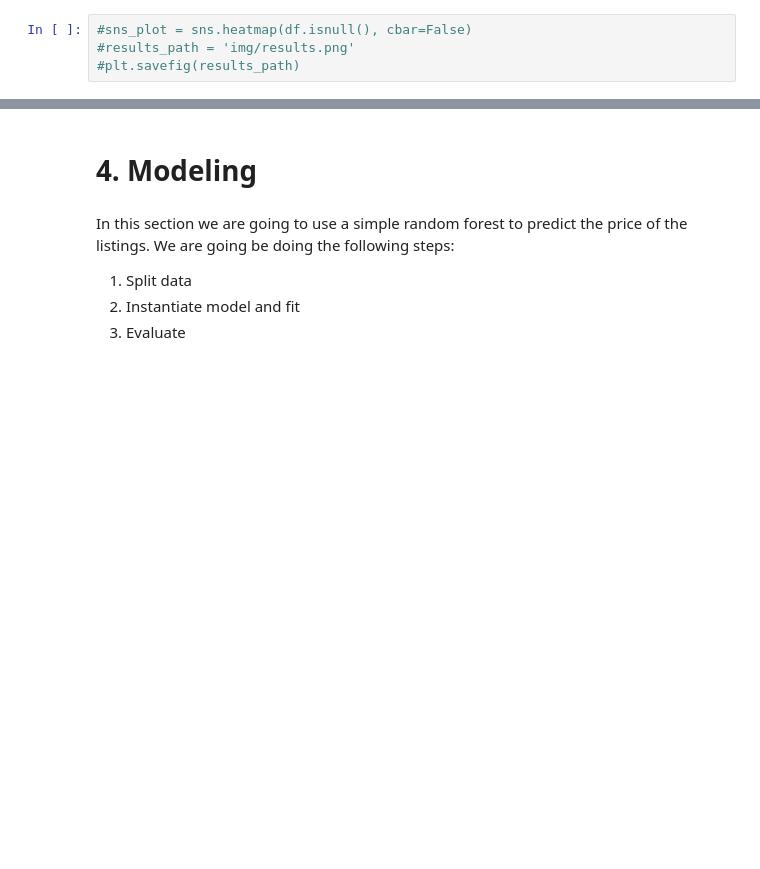
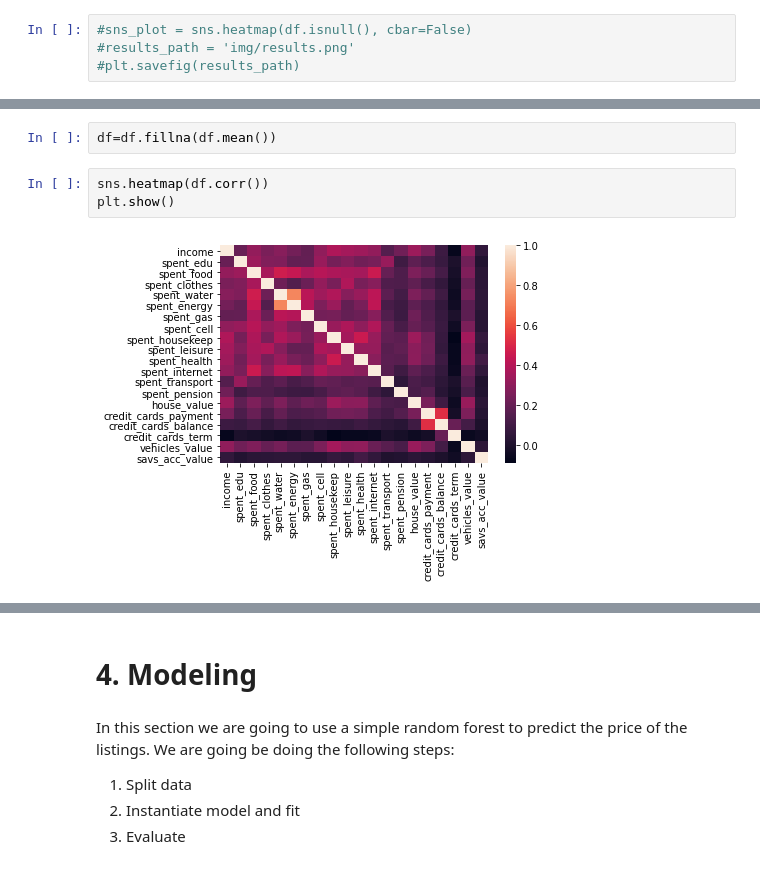
Before and after one commit to mpradam/udacity_p4, a Jupyter notebook: Income.ipynb, the cells around one changed output, grey strips where cells are left out. Cells and saved outputs as stored; diff of their text form; blank space fills up the shorter version.

```diff
--- a/Income.ipynb
+++ b/Income.ipynb
@@ -360,0 +212,7 @@ Now we have the datasets ready to model
+# %%
+df=df.fillna(df.mean())
+# %%
+sns.heatmap(df.corr())
+plt.show()
+# %% [output]
+[figure, added]
```
Also changed, not shown: parts of 60 cells of this notebook, 1 other file.
